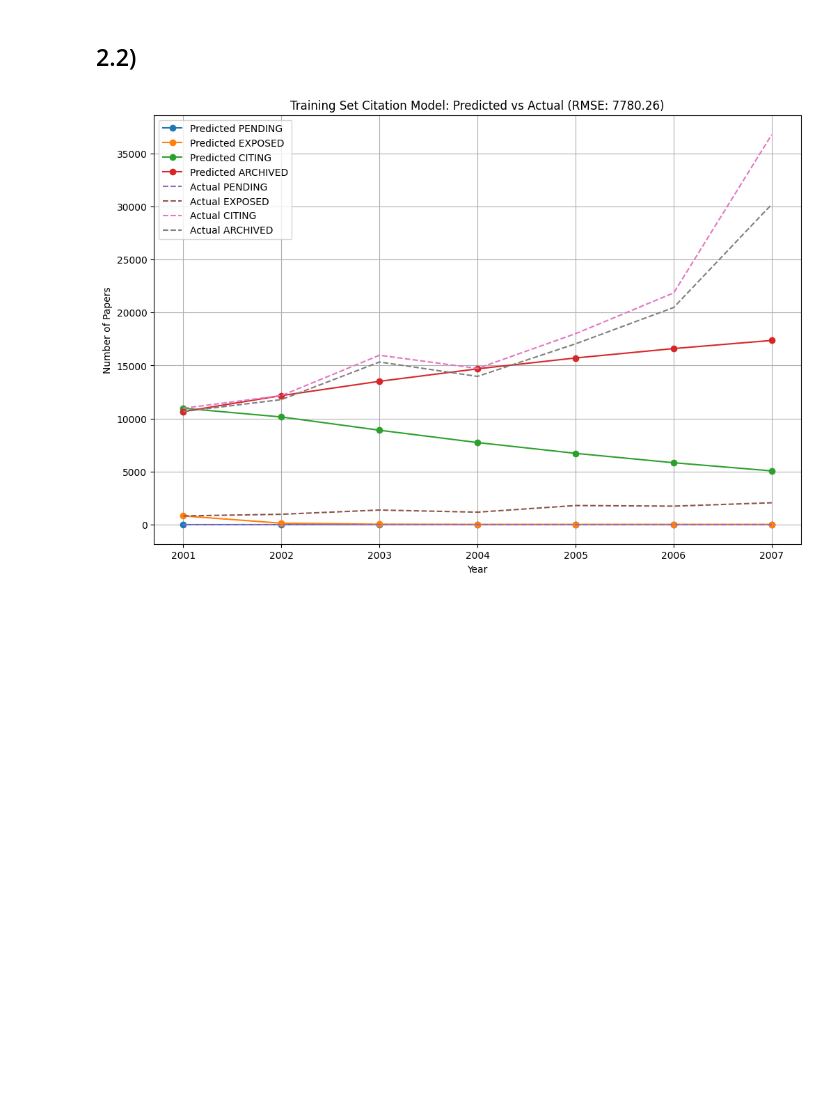
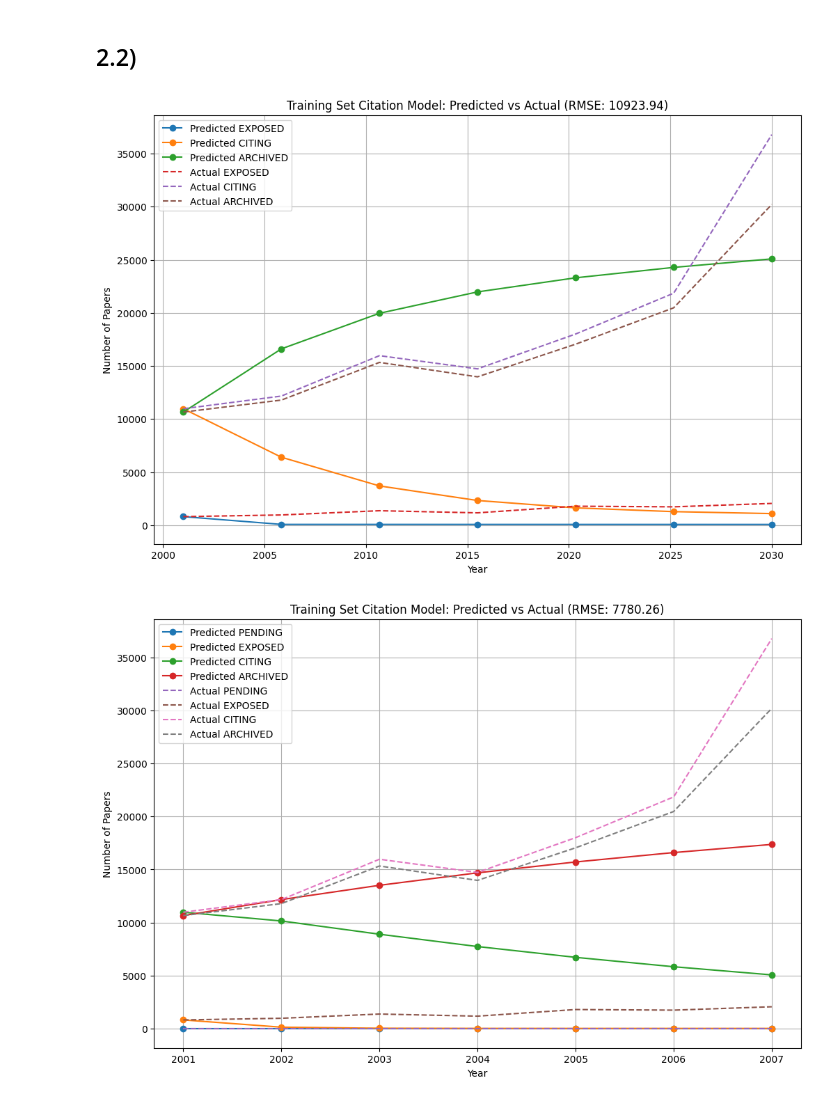
Before and after one commit to MattHAndrews/115, a Jupyter notebook: testv2 copy.ipynb, the cells around one changed output. Saved outputs shown, nothing was run; the diff lists cells and outputs as text; code cells hidden in the pictures; blank space fills up the shorter version.

```diff
--- a/testv2 copy.ipynb
+++ b/testv2 copy.ipynb
@@ -218,12 +218,12 @@ def logistic_model(x, K, P0, r):
     return K / (1 + ((K - P0) / P0) * np.exp(-r * (x - x.min())))
 
 # Fit the logistic model to the training data
-params, cov = curve_fit(logistic_model, x_data, y_data, p0=[K_initial, P0_initial, r_initial], maxfev=10000)
-K, P0, r = params
+logistics_params, cov = curve_fit(logistic_model, x_data, y_data, p0=[K_initial, P0_initial, r_initial], maxfev=10000)
+K, P0, r = logistics_params
 
 plt.figure(figsize=(10, 6))
 plt.scatter(x_data, y_data, color='blue', label='Actual Publications')
-plt.plot(x_data, logistic_model(x_data, *params), color='red', label='Predicted Publications')
+plt.plot(x_data, logistic_model(x_data, *logistics_params), color='red', label='Predicted Publications')
 plt.title('Fitted Logistic Model to Publication Data')
 plt.xlabel('Year')
 plt.ylabel('Number of Publications')
@@ -243,13 +243,12 @@ simulation_years = np.arange(min_year, max_year)  # From year 2000 to 2029
 # Solve the logistic growth model
 solution = solve_ivp(logistic_growth, [simulation_years.min(), simulation_years.max()], [P0], t_eval=simulation_years)
 # %%
-# Prepare for simulation of the PACEU model
-def citation_model(y, t, beta, gamma):
+def citation_model(y, t, lambda_, beta, gamma):
     P, E, C, A = y
-    dE_dt = beta * P  # Move from PENDING to EXPOSED
-    dC_dt = beta * E - gamma * C  # Move from EXPOSED to CITING and from CITING to ARCHIVED
-    dA_dt = gamma * C  # Move from CITING to ARCHIVED
-    dP_dt = -beta * P  # Papers leaving PENDING
+    dP_dt = -lambda_ * P  # Rate at which papers move from PENDING to EXPOSED
+    dE_dt = lambda_ * P - beta * E  # New papers becoming EXPOSED minus EXPOSED papers moving to CITING
+    dC_dt = beta * E - gamma * C  # EXPOSED papers moving to CITING minus CITING papers becoming ARCHIVED
+    dA_dt = gamma * C  # CITING papers becoming ARCHIVED
     return [dP_dt, dE_dt, dC_dt, dA_dt]
 # %%
 def calculate_parameters(train_df, min_year):
@@ -317,4 +316,56 @@ Parameters: (0.002488515216365305, 1.9033116110744834, 0.1418322450038068)
 #     return lambda_, beta, gamma
 # %% [markdown]
 ## 2.2)
+# %%
+def run_simulation_and_plot(df, min_year, max_year, logistic_params, paceu_params, title):
+    # Filter dataset from the minimum year
+    df = df[(df['Year'] >= min_year) & (df['UNLINKED'] == False)]  # Exclude unlinked papers
+    years = np.array(sorted(df['Year'].unique()))
+
+    # Logistic parameters
+    K, P0, r = logistic_params
+
+    # Calculate initial conditions for other states based on first available year data
+    E0 = df[df['Year'] == min(years)]['EXPOSED'].sum()
+    C0 = df[df['Year'] == min(years)]['CITING'].sum()
+    A0 = df[df['Year'] == min(years)]['ARCHIVED'].sum()
+
+    # Initial condition for PENDING based on logistic model
+    initial_conditions = [P0, E0, C0, A0]
+
+    # Simulation time points
+    time_points = np.linspace(min(years), max_year, num=len(years))
+
+    lambda_, beta, gamma = paceu_params
+    # Running the ODE solver
+    results = odeint(citation_model, initial_conditions, time_points, args=(lambda_, beta, gamma))
+
+    # Gathering actual data for comparison
+    actual_data = [[df[df['Year'] == year]['EXPOSED'].sum(),
+                    df[df['Year'] == year]['CITING'].sum(),
+                    df[df['Year'] == year]['ARCHIVED'].sum()] for year in years]
+
+    results_adjusted = results[:, 1:]  # Exclude the PENDING results for comparison
+
+    # Calculate RMSE for EXPOSED, CITING, and ARCHIVED
+    rmse = np.sqrt(mean_squared_error(np.array(actual_data), results_adjusted))
+
+    # Plotting
+    plt.figure(figsize=(12, 8))
+    plt.plot(time_points, results_adjusted, marker='o')
+    plt.plot(time_points, np.array(actual_data), linestyle='--')
+    plt.title(f'{title}: Predicted vs Actual (RMSE: {rmse:.2f})')
+    plt.xlabel('Year')
+    plt.ylabel('Number of Papers')
+    plt.legend(['Predicted EXPOSED', 'Predicted CITING', 'Predicted ARCHIVED',
+                'Actual EXPOSED', 'Actual CITING', 'Actual ARCHIVED'], loc='upper left')
+    plt.grid(True)
+    plt.show()
+
+    return rmse
+
+# Update calls to simulation function with added max_year and logistic parameters
+train_rmse = run_simulation_and_plot(train_df, 2000, 2030, logistics_params, params, 'Training Set Citation Model')
+# %% [output]
+[figure, added]
 # %%
```
Also changed, not shown: parts of 1 cell of this notebook.
